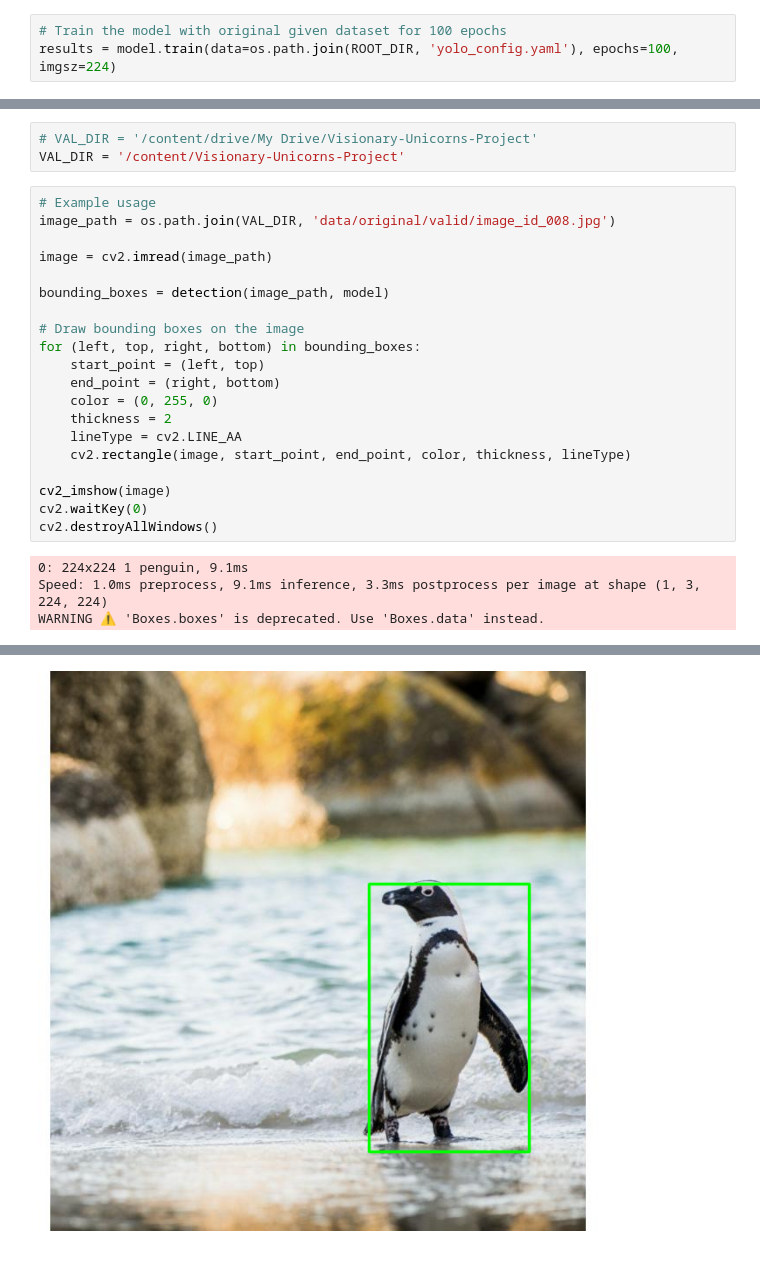
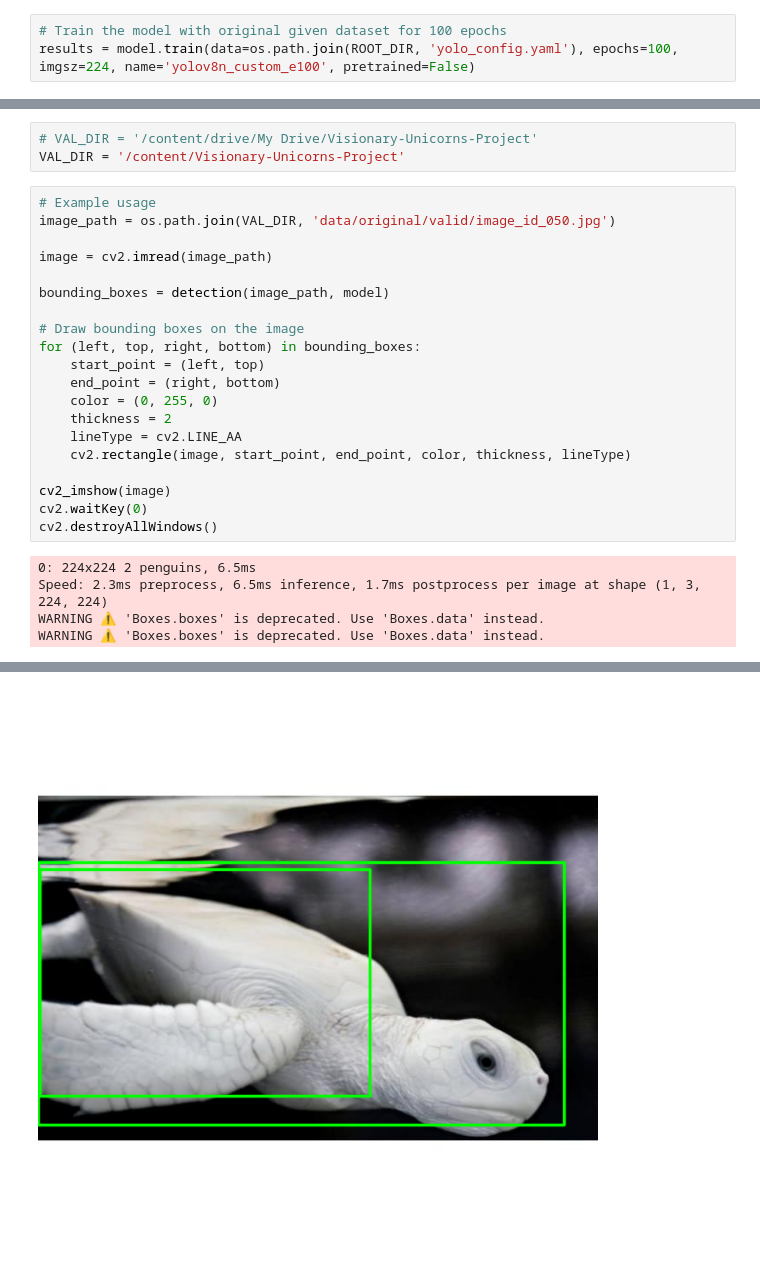
Before and after one commit to DamnScallion/Visionary-Unicorns-Project, a Jupyter notebook: yolo/train.ipynb, the cells around one changed output, grey strips where cells are left out. Cells and saved outputs as stored; diff of their text form.

```diff
--- a/yolo/train.ipynb
+++ b/yolo/train.ipynb
@@ -61,7 +63,7 @@ model = YOLO('yolov8n.yaml')
 YOLOv8n summary: 225 layers, 3157200 parameters, 3157184 gradients
 # %%
 # Train the model with original given dataset for 100 epochs
-results = model.train(data=os.path.join(ROOT_DIR, 'yolo_config.yaml'), epochs=100, imgsz=224)
+results = model.train(data=os.path.join(ROOT_DIR, 'yolo_config.yaml'), epochs=100, imgsz=224, name='yolov8n_custom_e100', pretrained=False)
 # %% [output]
 Ultralytics YOLOv8.0.142 🚀 Python-3.10.6 torch-2.0.1+cu118 CUDA:0 (Tesla T4, 15102MiB)
 engine/trainer: task=detect, mode=train, model=yolov8n.yaml, data=/content/Visionary-Unicorns-Project/yolo/config/yolo_config.yaml, epochs=100, patience=50, batch=16, imgsz=224, save=True, save_period ...
@@ -177,7 +162,7 @@ def detection(img_path, model):
 VAL_DIR = '/content/Visionary-Unicorns-Project'
 # %%
 # Example usage
-image_path = os.path.join(VAL_DIR, 'data/original/valid/image_id_008.jpg')
+image_path = os.path.join(VAL_DIR, 'data/original/valid/image_id_050.jpg')
 
 image = cv2.imread(image_path)
 
@@ -196,6 +181,7 @@ cv2_imshow(image)
 cv2.waitKey(0)
 cv2.destroyAllWindows()
 # %% [output]
-0: 224x224 1 penguin, 9.1ms
-Speed: 1.0ms preprocess, 9.1ms inference, 3.3ms postprocess per image at shape (1, 3, 224, 224)
+0: 224x224 2 penguins, 6.5ms
+Speed: 2.3ms preprocess, 6.5ms inference, 1.7ms postprocess per image at shape (1, 3, 224, 224)
 WARNING ⚠️ 'Boxes.boxes' is deprecated. Use 'Boxes.data' instead.
+WARNING ⚠️ 'Boxes.boxes' is deprecated. Use 'Boxes.data' instead.
@@ -218,2 +204,2 @@ xyxyn: tensor([[0.5897, 0.3784, 0.8751, 0.8577]], device='cuda:0')
 cls_id = 0
-[figure, old version]
+[figure, new version]
```
Also changed, not shown: parts of 25 cells of this notebook.
